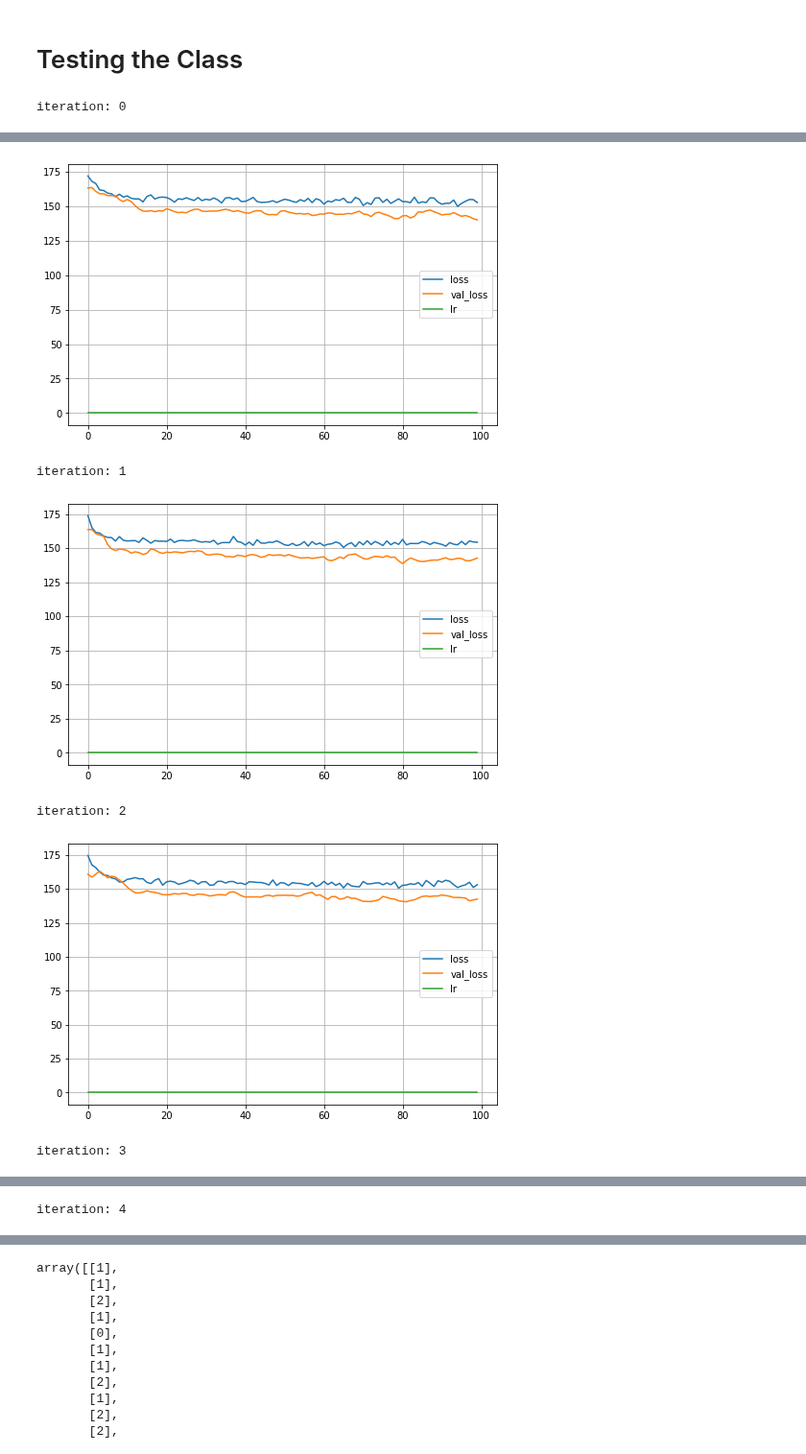
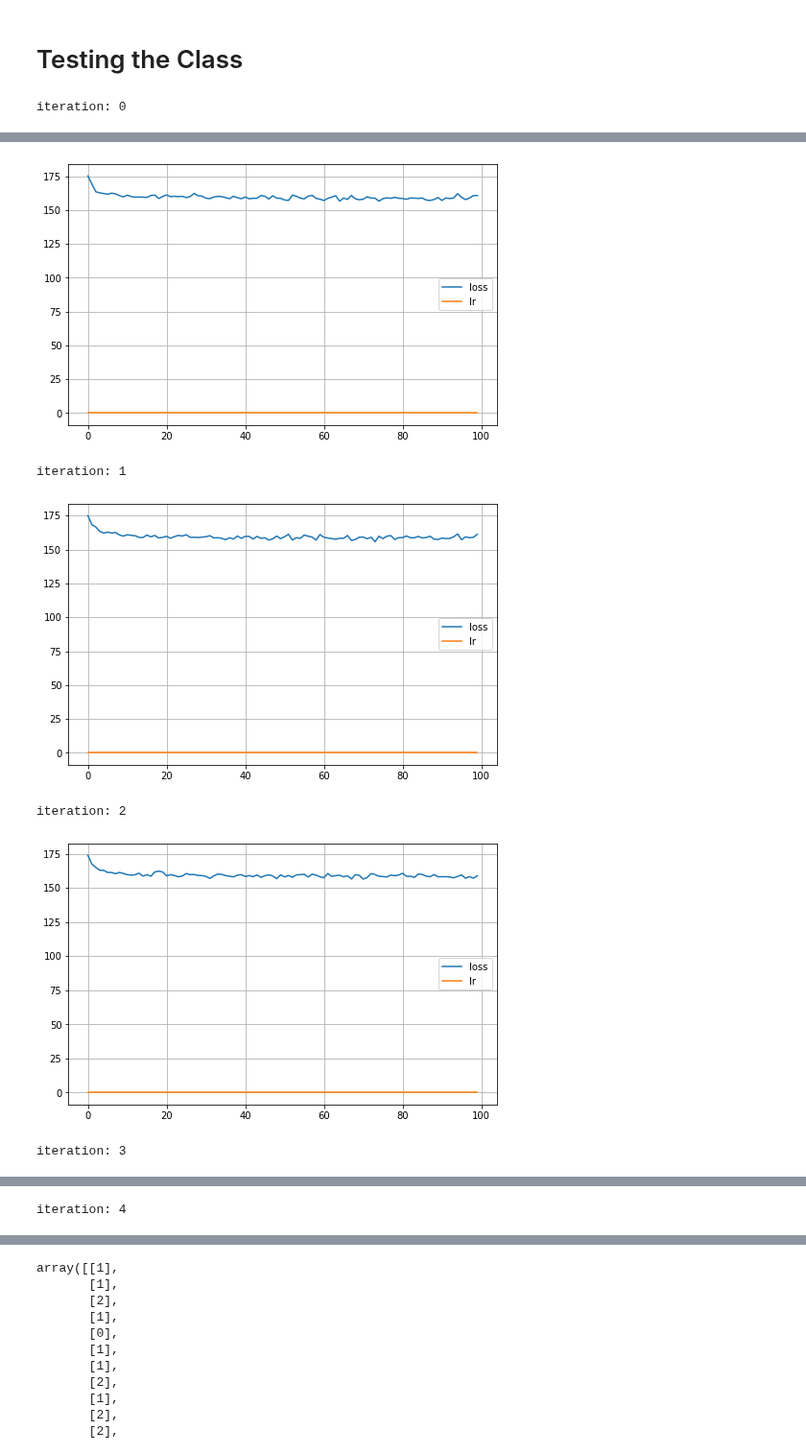
Before and after one commit to Jectrianama/GCCE_TEST, a Jupyter notebook: ROD1/Balance-rodriguez-no-grid.ipynb, the cells around one changed output, grey strips where cells are left out. Shown at 96% size. Cells and saved outputs as stored; diff of their text form; code cells hidden in the pictures.

```diff
--- a/ROD1/Balance-rodriguez-no-grid.ipynb
+++ b/ROD1/Balance-rodriguez-no-grid.ipynb
@@ -774,7 +774,7 @@ for i in range(NUM_RUNS):
 
 
     MA = Keras_MA_CrowdL(epochs=100,batch_size=32,R= Y_train.shape[1], K=len(np.unique(Y_true_test)), dropout=0.5, learning_rate=0.01,optimizer='Adam',
-                l1_param=l1,  validation_split=0.3, verbose=0, neurons = 4)
+                l1_param=l1,  validation_split=0, verbose=0, neurons = 4)
 
     MA.fit(X_train, Y_train)
     MA.plot_history()
@@ -821,6 +821,6 @@ iteration: 0
-[figure, old version]
+[figure, new version]
 iteration: 1
-[figure, old version]
+[figure, new version]
 iteration: 2
-[figure, old version]
+[figure, new version]
 iteration: 3
```
Also changed, not shown: parts of 5 cells of this notebook.
